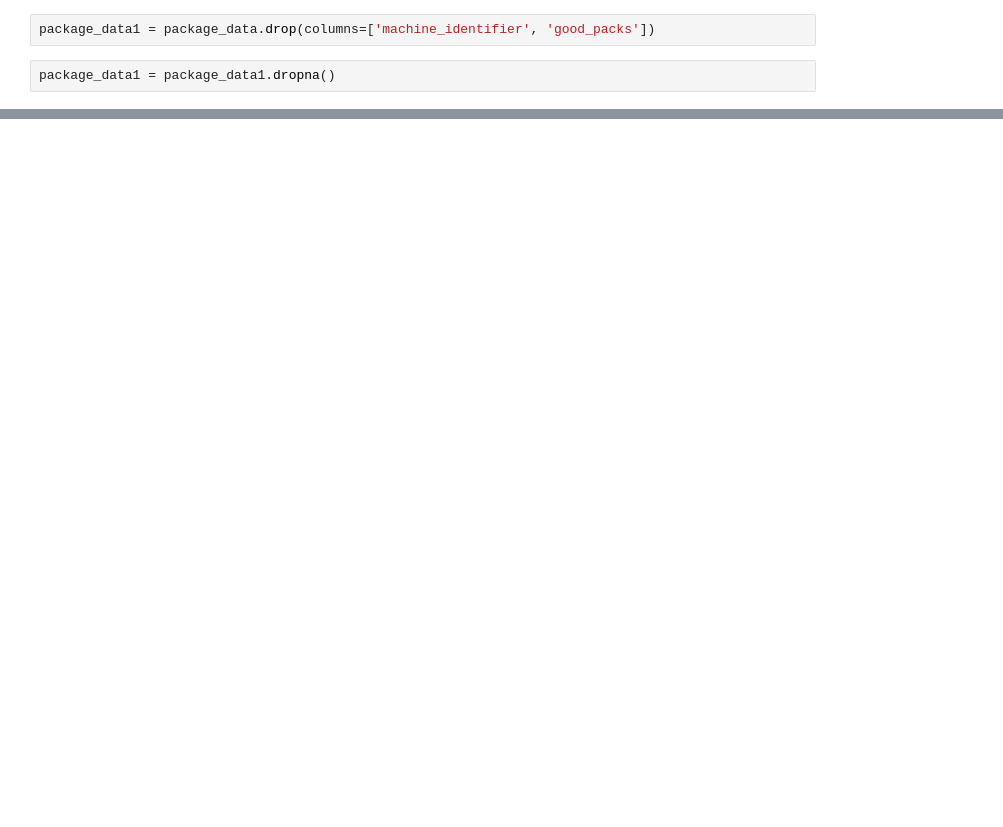
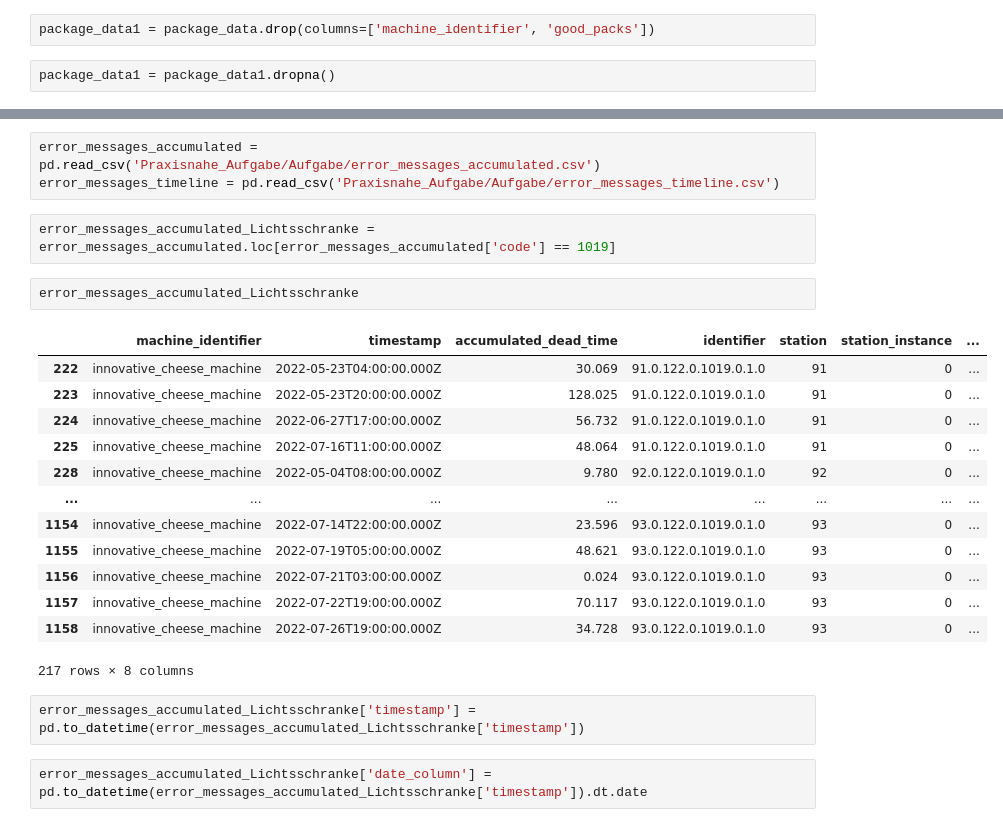
Before and after one commit to Timbo3399/Aufgabe_Multivac, a Jupyter notebook: Aufgabenstellung Data Analytics/Aufgabe 2.ipynb, the cells around one changed output, grey strips where cells are left out. Cells and saved outputs as stored; diff of their text form; blank space fills up the shorter version.

```diff
--- a/Aufgabenstellung Data Analytics/Aufgabe 2.ipynb
+++ b/Aufgabenstellung Data Analytics/Aufgabe 2.ipynb
@@ -174,0 +60,25 @@ df4
+# %%
+error_messages_accumulated = pd.read_csv('Praxisnahe_Aufgabe/Aufgabe/error_messages_accumulated.csv')
+error_messages_timeline = pd.read_csv('Praxisnahe_Aufgabe/Aufgabe/error_messages_timeline.csv')
+# %%
+error_messages_accumulated_Lichtsschranke = error_messages_accumulated.loc[error_messages_accumulated['code'] == 1019]
+# %%
+error_messages_accumulated_Lichtsschranke
+# %% [output]
+|  | machine_identifier | timestamp | accumulated_dead_time | identifier | station | station_instance | ... |
+| 222 | innovative_cheese_machine | 2022-05-23T04:00:00.000Z | 30.069 | 91.0.122.0.1019.0.1.0 | 91 | 0 | ... |
+| 223 | innovative_cheese_machine | 2022-05-23T20:00:00.000Z | 128.025 | 91.0.122.0.1019.0.1.0 | 91 | 0 | ... |
+| 224 | innovative_cheese_machine | 2022-06-27T17:00:00.000Z | 56.732 | 91.0.122.0.1019.0.1.0 | 91 | 0 | ... |
+| 225 | innovative_cheese_machine | 2022-07-16T11:00:00.000Z | 48.064 | 91.0.122.0.1019.0.1.0 | 91 | 0 | ... |
+| 228 | innovative_cheese_machine | 2022-05-04T08:00:00.000Z | 9.780 | 92.0.122.0.1019.0.1.0 | 92 | 0 | ... |
+| ... | ... | ... | ... | ... | ... | ... | ... |
+| 1154 | innovative_cheese_machine | 2022-07-14T22:00:00.000Z | 23.596 | 93.0.122.0.1019.0.1.0 | 93 | 0 | ... |
+| 1155 | innovative_cheese_machine | 2022-07-19T05:00:00.000Z | 48.621 | 93.0.122.0.1019.0.1.0 | 93 | 0 | ... |
+| 1156 | innovative_cheese_machine | 2022-07-21T03:00:00.000Z | 0.024 | 93.0.122.0.1019.0.1.0 | 93 | 0 | ... |
+| 1157 | innovative_cheese_machine | 2022-07-22T19:00:00.000Z | 70.117 | 93.0.122.0.1019.0.1.0 | 93 | 0 | ... |
+| 1158 | innovative_cheese_machine | 2022-07-26T19:00:00.000Z | 34.728 | 93.0.122.0.1019.0.1.0 | 93 | 0 | ... |
+217 rows × 8 columns
+# %%
+error_messages_accumulated_Lichtsschranke['timestamp'] =  pd.to_datetime(error_messages_accumulated_Lichtsschranke['timestamp'])
+# %%
+error_messages_accumulated_Lichtsschranke['date_column'] = pd.to_datetime(error_messages_accumulated_Lichtsschranke['timestamp']).dt.date
```
Also changed, not shown: parts of 27 cells of this notebook, 2 other files.
